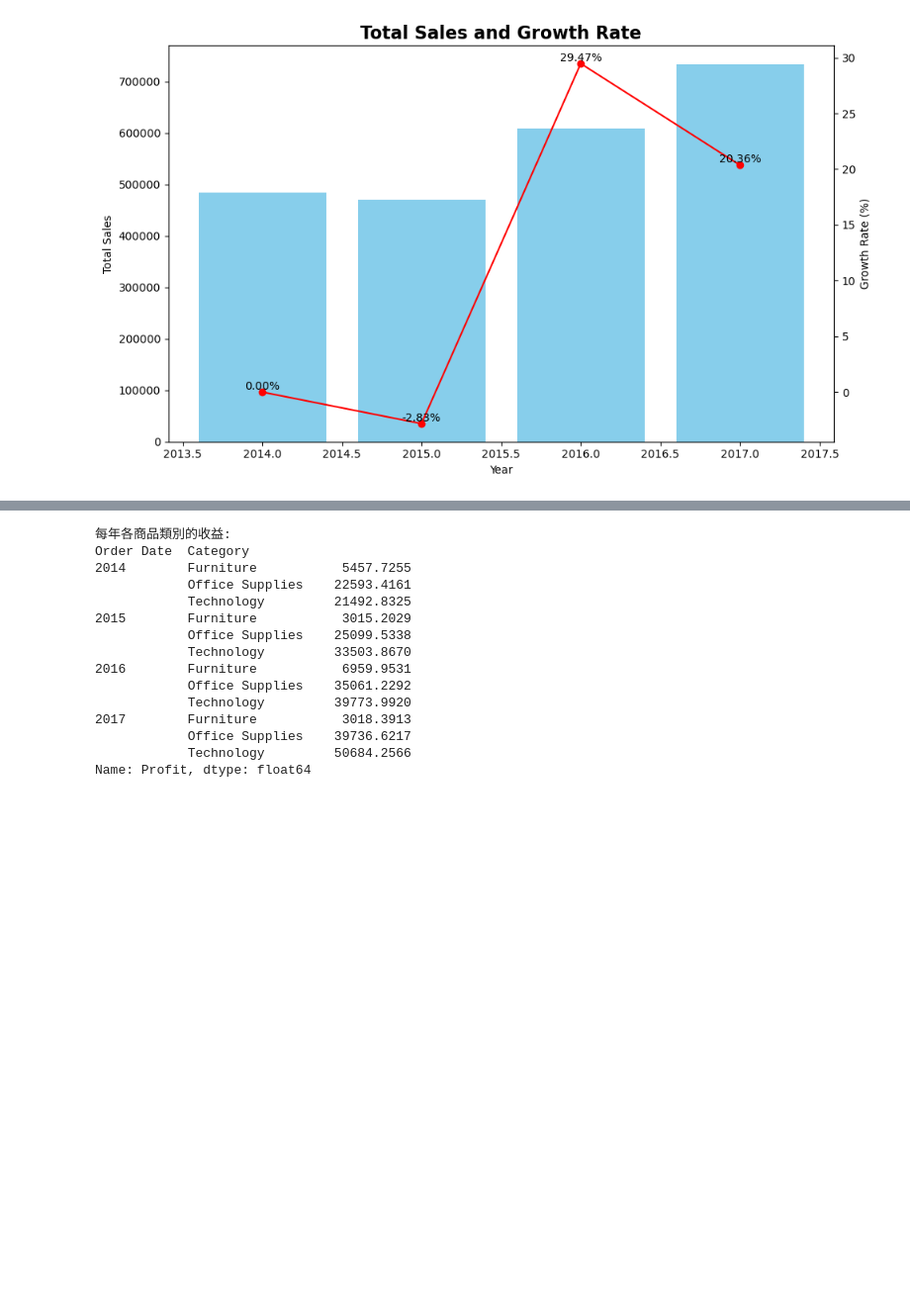
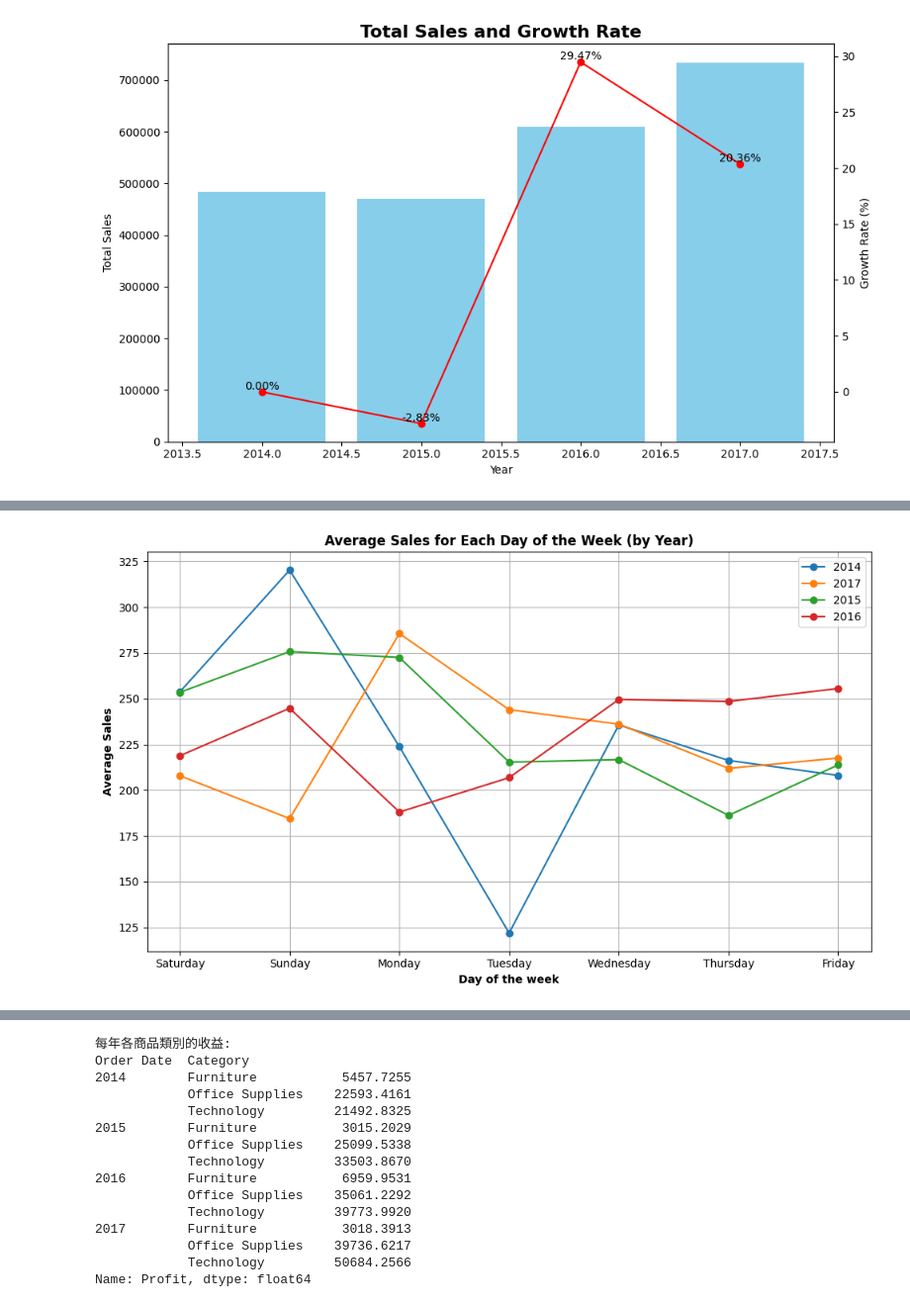
Before and after one commit to RaynaLin/superstore_EDA, a Jupyter notebook: EDA_superstore.ipynb, the cells around one changed output, grey strips where cells are left out. Shown at 99% size. Saved outputs shown, nothing was run; the diff lists cells and outputs as text; code cells hidden in the pictures; blank space fills up the shorter version.

```diff
--- a/EDA_superstore.ipynb
+++ b/EDA_superstore.ipynb
@@ -204,0 +285,46 @@ plt.show()
+# %%
+# 定義星期幾的名稱與對應的數字
+day_of_week_names = {
+    'Saturday': 0,
+    'Sunday': 1,
+    'Monday': 2,
+    'Tuesday': 3,
+    'Wednesday': 4,
+    'Thursday': 5,
+    'Friday': 6
+}
+
+# Grouping by year and day of the week and averaging sales
+daily_sales_avg_year = df.groupby(['Order Year', 'Order Day of week']).agg({'Sales': 'mean'}).reset_index()
+
+# 將星期幾的名稱轉換為對應的數字
+daily_sales_avg_year['Order Day of week'] = daily_sales_avg_year['Order Day of week'].map(day_of_week_names)
+
+# 按照星期幾的數字對資料進行排序
+daily_sales_avg_year = daily_sales_avg_year.sort_values(by='Order Day of week')
+
+# Creating a line plot using Matplotlib
+plt.figure(figsize=(10, 6))
+
+# Loop through each year and plot a line for average sales for each day of the week
+for year in daily_sales_avg_year['Order Year'].unique():
+    data_year = daily_sales_avg_year[daily_sales_avg_year['Order Year'] == year]
+    plt.plot(data_year['Order Day of week'], data_year['Sales'], marker='o', label=year)
+
+# Adding labels and title
+plt.xlabel('Day of the week', fontweight='bold')
+plt.ylabel('Average Sales', fontweight='bold')
+plt.title('Average Sales for Each Day of the Week (by Year)', fontweight='bold')
+
+# 設置 x 軸標籤為星期幾的名稱
+plt.xticks(range(len(day_of_week_names)), day_of_week_names.keys())
+
+# Adding legend
+plt.legend()
+
+# Show plot
+plt.grid(True)
+plt.tight_layout()
+plt.show()
+# %% [output]
+[figure, added]
```
Also changed, not shown: parts of 146 cells of this notebook.
